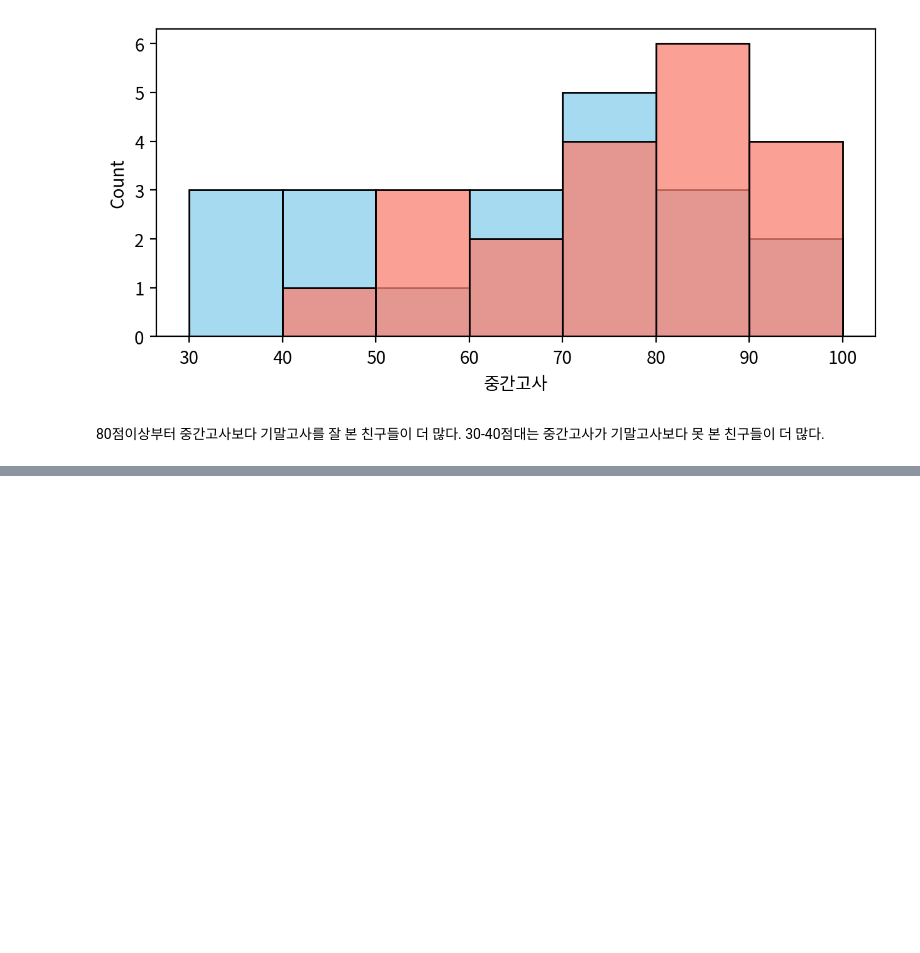
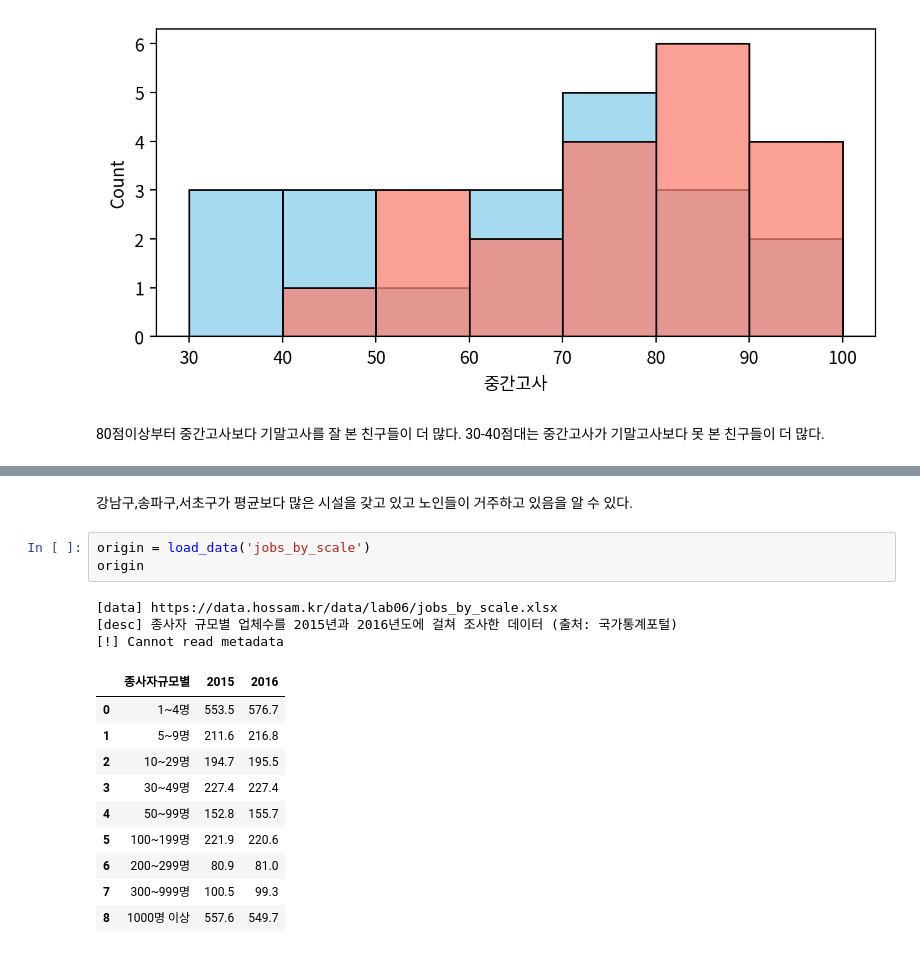
Before and after one commit to jyhong0207-netizen/python-study, a Jupyter notebook: DATA ANALYSIS BASIC/데이터 시각화 종합 연습문제.ipynb, the cells around one changed output, grey strips where cells are left out. Cells and saved outputs as stored; diff of their text form; blank space fills up the shorter version.

```diff
--- a/DATA ANALYSIS BASIC/데이터 시각화 종합 연습문제.ipynb
+++ b/DATA ANALYSIS BASIC/데이터 시각화 종합 연습문제.ipynb
@@ -335,0 +418,19 @@ plt.close()
+# %% [markdown]
+강남구,송파구,서초구가 평균보다 많은 시설을 갖고 있고 노인들이 거주하고 있음을 알 수 있다.
+# %%
+origin = load_data('jobs_by_scale')
+origin
+# %% [output]
+[data] https://data.hossam.kr/data/lab06/jobs_by_scale.xlsx
+[desc] 종사자 규모별 업체수를 2015년과 2016년도에 걸쳐 조사한 데이터 (출처: 국가통계포털)
+[!] Cannot read metadata
+|  | 종사자규모별 | 2015 | 2016 |
+| 0 | 1~4명 | 553.5 | 576.7 |
+| 1 | 5~9명 | 211.6 | 216.8 |
+| 2 | 10~29명 | 194.7 | 195.5 |
+| 3 | 30~49명 | 227.4 | 227.4 |
+| 4 | 50~99명 | 152.8 | 155.7 |
+| 5 | 100~199명 | 221.9 | 220.6 |
+| 6 | 200~299명 | 80.9 | 81.0 |
+| 7 | 300~999명 | 100.5 | 99.3 |
+| 8 | 1000명 이상 | 557.6 | 549.7 |
```
Also changed, not shown: parts of 8 cells of this notebook, 14 other files.
